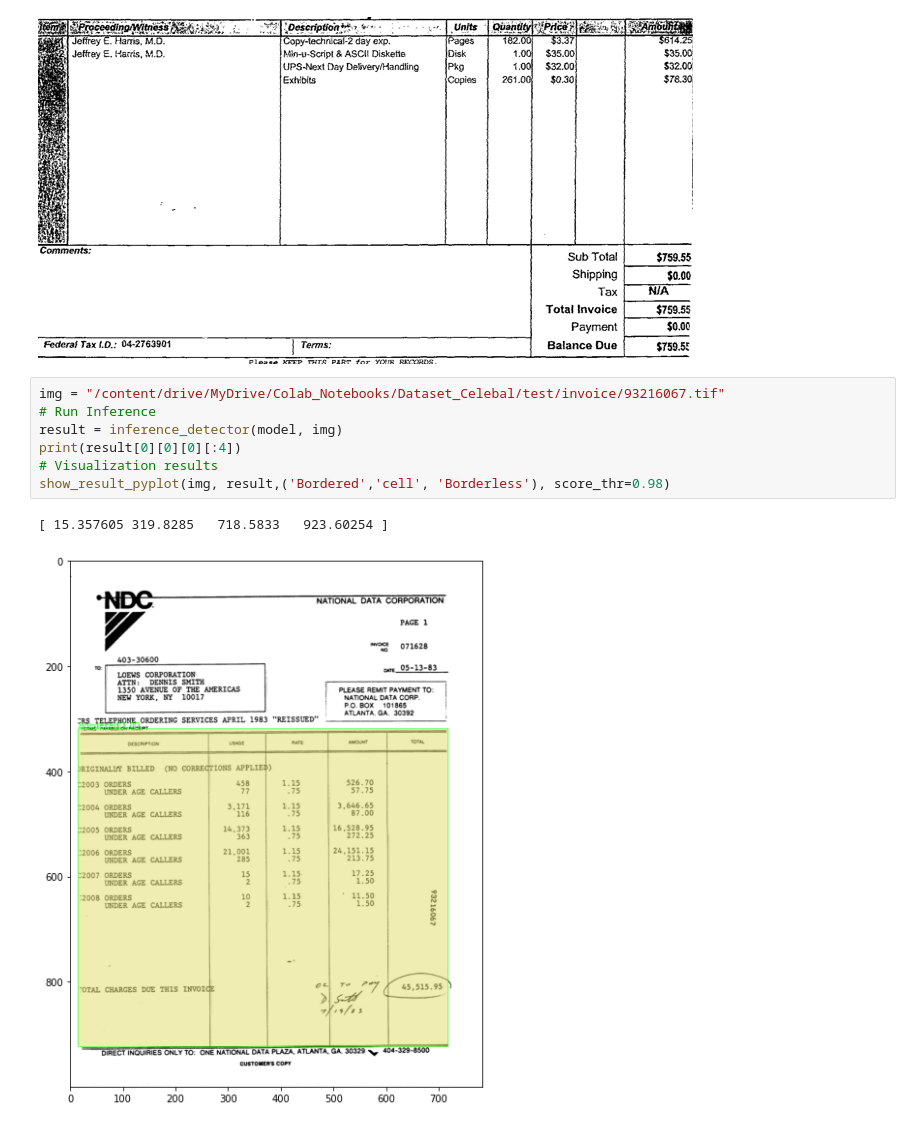
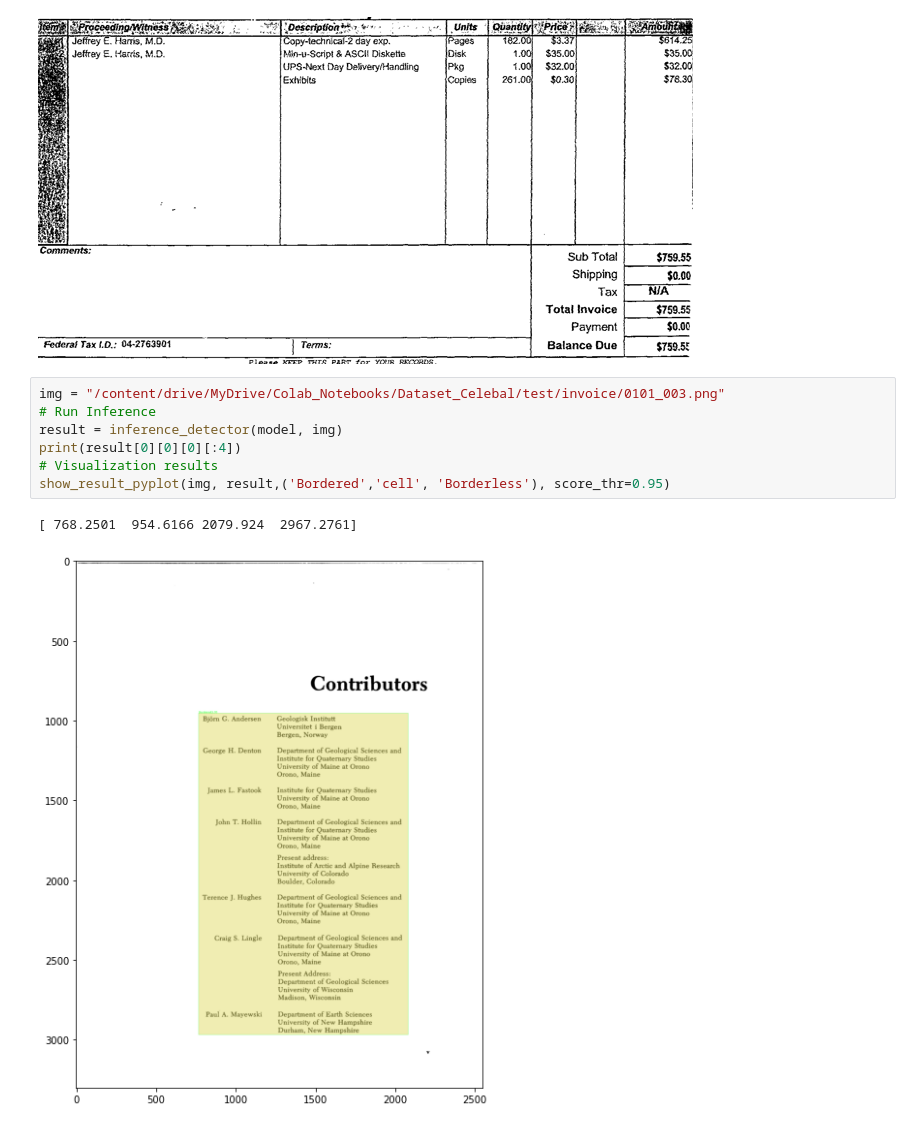
Before and after one commit to RitwickJoshi/Colaboratory, a Jupyter notebook: table_detection.ipynb, the cells around one changed output. Drawn from its saved outputs; the diff is of its cells as text.

```diff
--- a/table_detection.ipynb
+++ b/table_detection.ipynb
@@ -135,15 +135,15 @@ im1
 # %% [output]
 [figure]
 # %%
-img = "/content/drive/MyDrive/Colab_Notebooks/Dataset_Celebal/test/invoice/93216067.tif"
+img = "/content/drive/MyDrive/Colab_Notebooks/Dataset_Celebal/test/invoice/0101_003.png"
 # Run Inference
 result = inference_detector(model, img)
 print(result[0][0][0][:4])
 # Visualization results
-show_result_pyplot(img, result,('Bordered','cell', 'Borderless'), score_thr=0.98)
+show_result_pyplot(img, result,('Bordered','cell', 'Borderless'), score_thr=0.95)
 # %% [output]
-[ 15.357605 319.8285   718.5833   923.60254 ]
+[ 768.2501  954.6166 2079.924  2967.2761]
-[figure, old version]
+[figure, new version]
 # %%
 from PIL import Image
 cords_list = result[0][0][0][:4]
```
Also changed, not shown: parts of 2 cells of this notebook.
